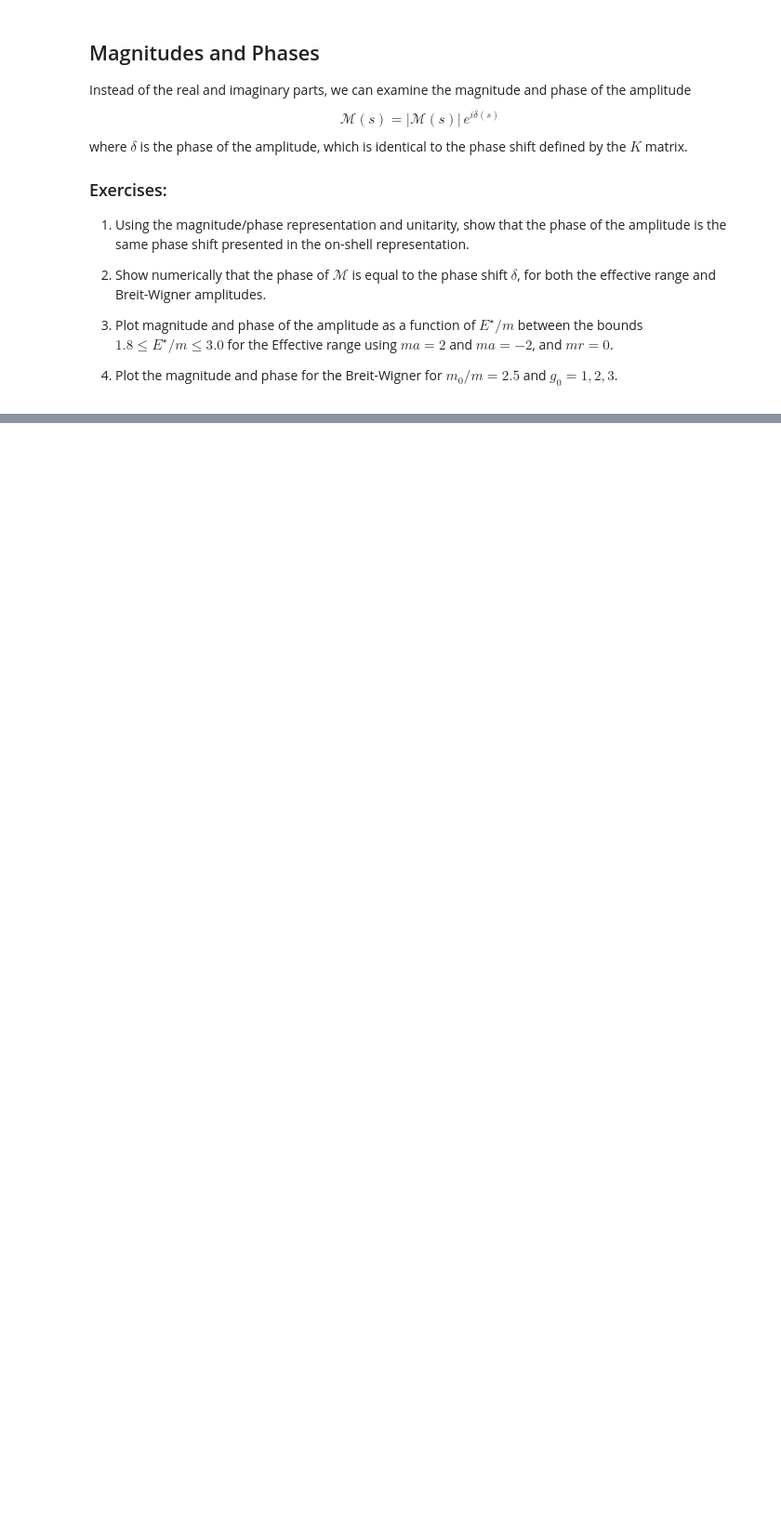
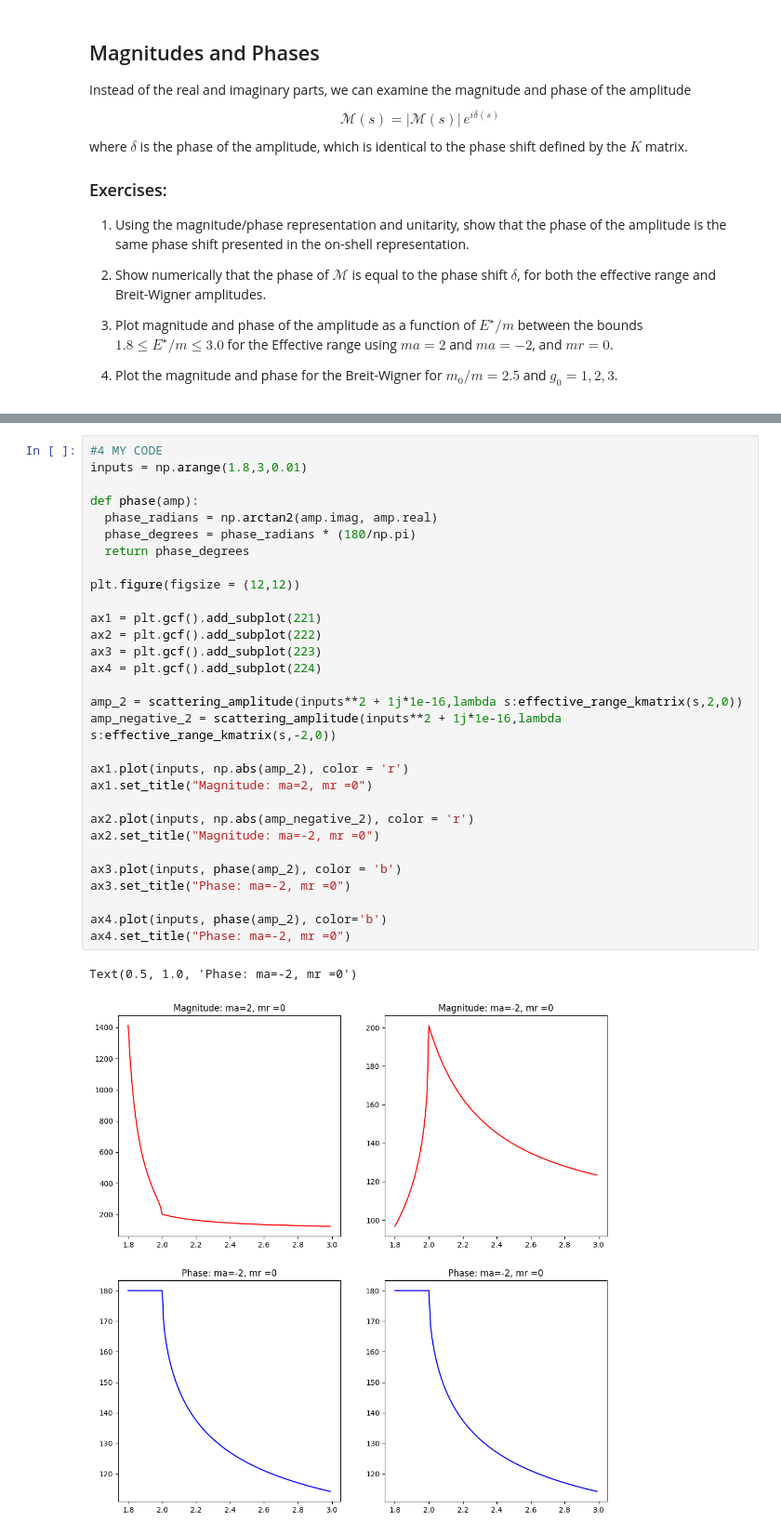
Before and after one commit to summersshen/LatticeSummerSchool2021-ScatteringExercises, a Jupyter notebook: Notebooks/hadspec_ex1_scattering.ipynb, the cells around one changed output, grey strips where cells are left out. Shown at 93% size. Drawn from its saved outputs; the diff is of its cells as text; blank space fills up the shorter version.

```diff
--- a/Notebooks/hadspec_ex1_scattering.ipynb
+++ b/Notebooks/hadspec_ex1_scattering.ipynb
@@ -626,0 +716,33 @@ plot_phase(lambda s:Kmatrix_BreitWigner(s,m0,g0))
+# %%
+#4 MY CODE
+inputs = np.arange(1.8,3,0.01)
+
+def phase(amp):
+  phase_radians = np.arctan2(amp.imag, amp.real)
+  phase_degrees = phase_radians * (180/np.pi)
+  return phase_degrees
+
+plt.figure(figsize = (12,12))
+
+ax1 = plt.gcf().add_subplot(221)
+ax2 = plt.gcf().add_subplot(222)
+ax3 = plt.gcf().add_subplot(223)
+ax4 = plt.gcf().add_subplot(224)
+
+amp_2 = scattering_amplitude(inputs**2 + 1j*1e-16,lambda s:effective_range_kmatrix(s,2,0))
+amp_negative_2 = scattering_amplitude(inputs**2 + 1j*1e-16,lambda s:effective_range_kmatrix(s,-2,0))
+
+ax1.plot(inputs, np.abs(amp_2), color = 'r')
+ax1.set_title("Magnitude: ma=2, mr =0")
+
+ax2.plot(inputs, np.abs(amp_negative_2), color = 'r')
+ax2.set_title("Magnitude: ma=-2, mr =0")
+
+ax3.plot(inputs, phase(amp_2), color = 'b')
+ax3.set_title("Phase: ma=-2, mr =0")
+
+ax4.plot(inputs, phase(amp_2), color='b')
+ax4.set_title("Phase: ma=-2, mr =0")
+# %% [output]
+Text(0.5, 1.0, 'Phase: ma=-2, mr =0')
+[figure, added]
```
Also changed, not shown: parts of 21 cells of this notebook.
